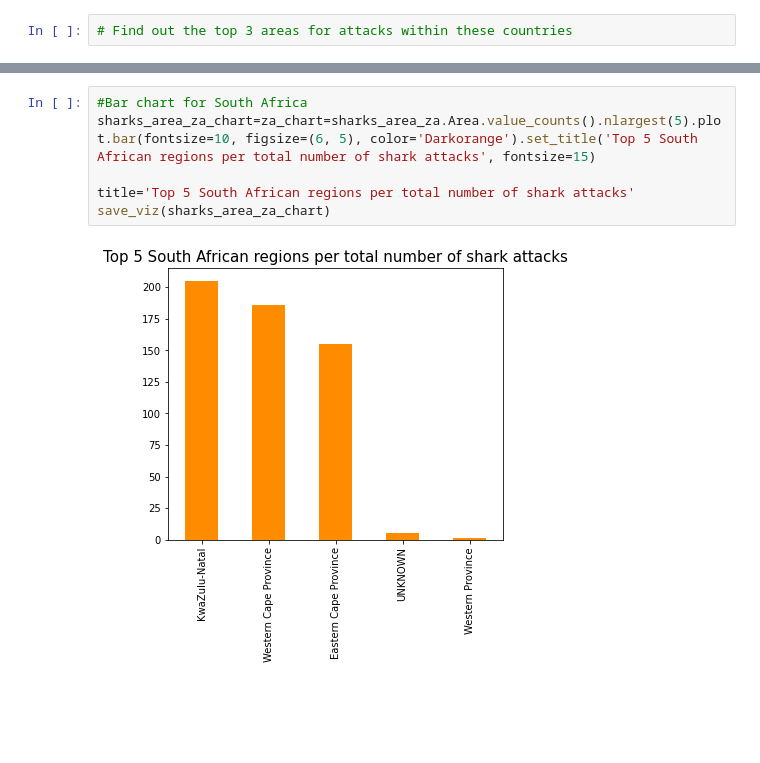
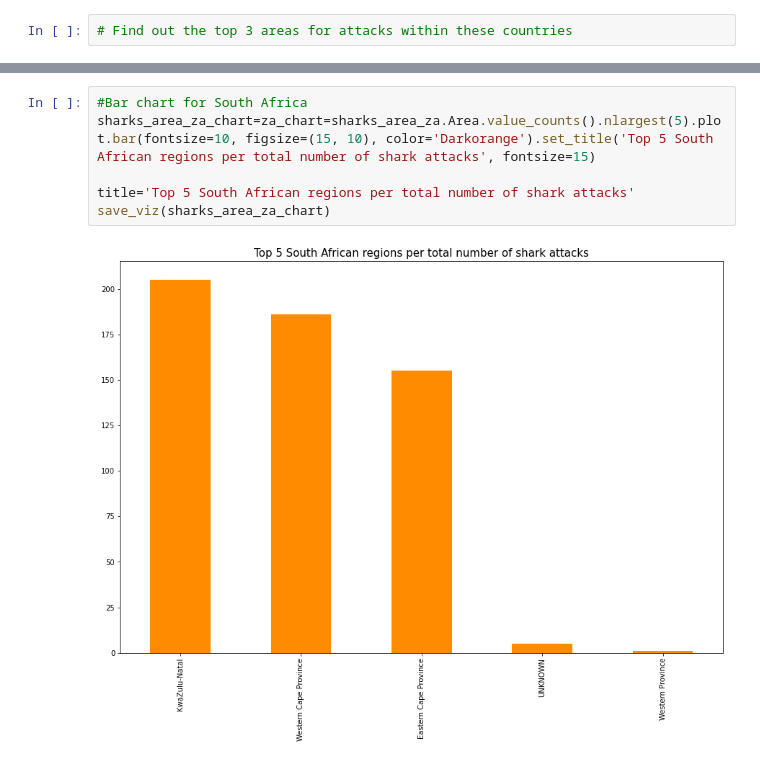
Before and after one commit to Camillelib/Data_Pipeline_Project, a Jupyter notebook: Data Pipeline Project.ipynb, the cells around one changed output, grey strips where cells are left out. Drawn from its saved outputs; the diff is of its cells as text; blank space fills up the shorter version.

```diff
--- a/Data Pipeline Project.ipynb
+++ b/Data Pipeline Project.ipynb
@@ -544,8 +548,8 @@ save_viz(sharks_area_oz_chart)
 # %%
 #Bar chart for South Africa
-sharks_area_za_chart=za_chart=sharks_area_za.Area.value_counts().nlargest(5).plot.bar(fontsize=10, figsize=(6, 5), color='Darkorange').set_title('Top 5 South African regions per total number of shark attacks', fontsize=15)
+sharks_area_za_chart=za_chart=sharks_area_za.Area.value_counts().nlargest(5).plot.bar(fontsize=10, figsize=(15, 10), color='Darkorange').set_title('Top 5 South African regions per total number of shark attacks', fontsize=15)
 
 title='Top 5 South African regions per total number of shark attacks'
 save_viz(sharks_area_za_chart)
 # %% [output]
-[figure, old version]
+[figure, new version]
```
Also changed, not shown: parts of 5 cells of this notebook, 8 other files.
